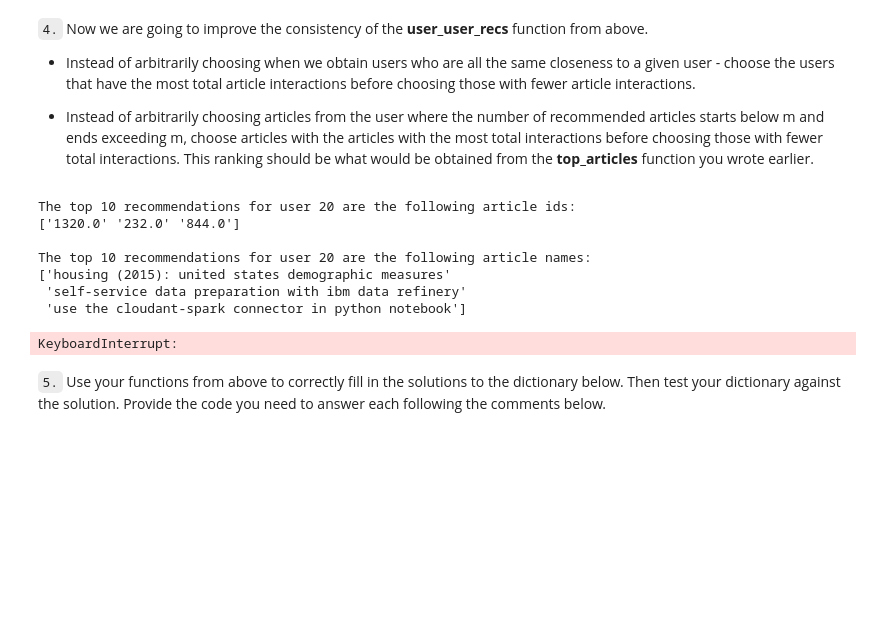
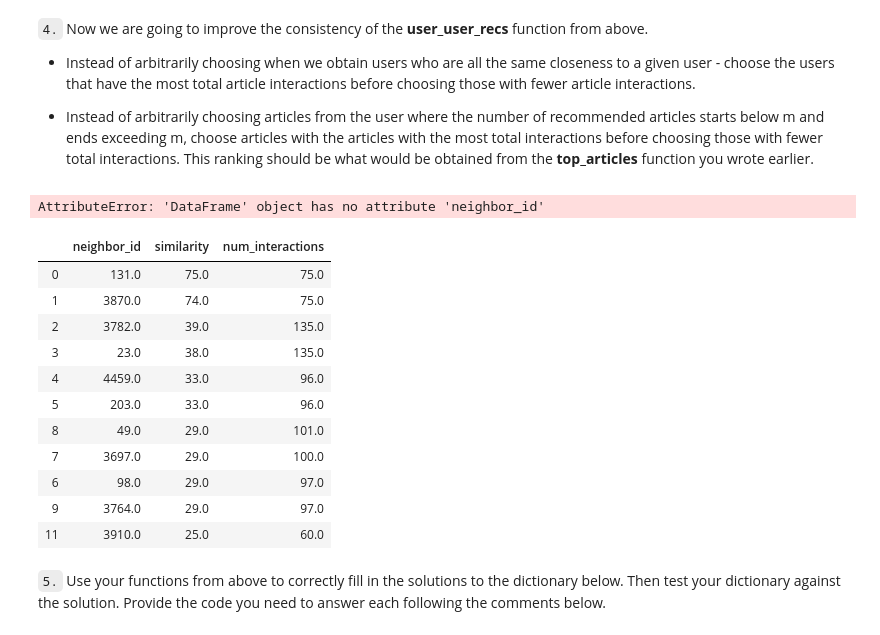
Before and after one commit to mparravani/IBM_Recommendation, a Jupyter notebook: Recommendations_with_IBM.ipynb, the cells around one changed output. Cells and saved outputs as stored; diff of their text form; code cells hidden in the pictures; blank space fills up the shorter version.

Commit message:
updated similar and sorted user functions

```diff
--- a/Recommendations_with_IBM.ipynb
+++ b/Recommendations_with_IBM.ipynb
@@ -517,23 +510,19 @@ def get_top_sorted_users(user_id, df=df, user_item=user_item):
                     highest of each is higher in the dataframe
 
     '''
+    #Compute similarity to all users, and drop user_id provided
+    user_sim = user_item.dot(user_item.loc[user_id])
+    user_sim.drop(user_id, inplace=True)
+    user_sim =user_sim.reset_index()
+    user_sim.columns = ['neighbor_id','similarity']
 
-    #attain ordered list of similar users
-    similar_users = find_similar_users(user_id,user_item)
+    #compute number of interactions per user
+    num_interactions = pd.DataFrame(df.user_id.value_counts()).reset_index()
+    num_interactions.columns = ['neighbor_id','num_interactions']
 
-    #instantiate neighbors df
-    neighbors_df = pd.DataFrame(columns = ['neighbor_id','similarity','num_interactions'])
-
-    for user in similar_users:
-        #for each user, find similarity and number of interactions
-        similarity = np.dot(np.array(user_item.loc[user_id]),np.array(user_item.loc[user]))
-        num_interactions = len(get_user_articles(user)[0])
-
-        #append to neighbors df
-        neighbors_df=neighbors_df.append({'neighbor_id':user,'similarity':similarity,'num_interactions':num_interactions}, ignore_index=True)
-
-    #sort by similarity then by num interactions
-    neighbors_df.sort_values(by=['similarity','num_interactions'],ascending=False,inplace=True)
+    #merge and sort
+    neighbors_df = user_sim.merge(num_interactions, how = 'left',left_on = 'neighbor_id', right_on = 'neighbor_id')
+    neighbors_df=neighbors_df.sort_values(['similarity','num_interactions'],ascending=False).reset_index(drop=True)
 
     return neighbors_df # Return the dataframe specified in the doc_string
 
@@ -577,11 +566,11 @@ def user_user_recs_part2(user_id, m=10):
         #get ordered list of articles in array
         neighbs_likes = np.array(article_interactions[get_user_articles(neighbor)[0]].sort_values(ascending=False).index)
 
-        #Obtain list for each neighbor
+        #establish new articles (not yet seen)
         new_recs = np.setdiff1d(articles_seen, neighbs_likes, assume_unique=True)
 
-        # Update recs with new recs
-        recs = np.unique(np.concatenate([new_recs, recs], axis=0))
+        # Update recs with new recs, and ensure they're unique
+        recs = np.unique(np.concatenate([recs,new_recs], axis=0))
 
         # If we have enough recommendations exit the loop
         if len(recs) > m-1:
@@ -589,12 +578,16 @@ def user_user_recs_part2(user_id, m=10):
 
     #check if we have enough articles, if not --> provide top articles
     if len(recs)<m:
-        for id in get_top_article_ids(m*10):
-            recs = np.unique(np.concatenate([new_recs, id], axis=0))
+        top_articles = get_top_article_ids(m*10)
+        for id in top_articles:
+            if id not in articles_seen: #check that the article is new to the user
+                recs = np.unique(np.append(recs, id)) #add to the list, and ensure unique
+
             # If we have enough recommendations exit the loop
             if len(recs) > m-1:
                 break
 
+    #get names of all articles in list
     rec_names = get_article_names(recs)
 
     return recs, rec_names
@@ -607,19 +600,27 @@ print()
 print("The top 10 recommendations for user 20 are the following article names:")
 print(rec_names)
 # %% [output]
-The top 10 recommendations for user 20 are the following article ids:
-['1320.0' '232.0' '844.0']
-
-The top 10 recommendations for user 20 are the following article names:
-['housing (2015): united states demographic measures'
- 'self-service data preparation with ibm data refinery'
- 'use the cloudant-spark connector in python notebook']
+AttributeError: 'DataFrame' object has no attribute 'neighbor_id'
 # %%
 ### Tests with a dictionary of results
-
-user1_most_sim = get_top_sorted_users(1)[0]# Find the user that is most similar to user 1
-user131_10th_sim = get_top_sorted_users(131)[9]# Find the 10th most similar user to user 131
+user1_most_sim = get_top_sorted_users(1).neighbor_id.iloc[0]# Find the user that is most similar to user 1
+user131_10th_sim = get_top_sorted_users(131).neighbor_id.iloc[9]# Find the 10th most similar user to user 131
-# %% [output]
-KeyboardInterrupt:
+# %%
+user131 = get_top_sorted_users(131)
+# %%
+user131.head(11)
+# %% [output]
+|  | neighbor_id | similarity | num_interactions |
+| 0 | 131.0 | 75.0 | 75.0 |
+| 1 | 3870.0 | 74.0 | 75.0 |
+| 2 | 3782.0 | 39.0 | 135.0 |
+| 3 | 23.0 | 38.0 | 135.0 |
+| 4 | 4459.0 | 33.0 | 96.0 |
+| 5 | 203.0 | 33.0 | 96.0 |
+| 8 | 49.0 | 29.0 | 101.0 |
+| 7 | 3697.0 | 29.0 | 100.0 |
+| 6 | 98.0 | 29.0 | 97.0 |
+| 9 | 3764.0 | 29.0 | 97.0 |
+| 11 | 3910.0 | 25.0 | 60.0 |
 # %% [markdown]
 `5.` Use your functions from above to correctly fill in the solutions to the dictionary below.  Then test your dictionary against the solution.  Provide the code you need to answer each following the comments below.
```
Also changed, not shown: parts of 4 cells of this notebook.
